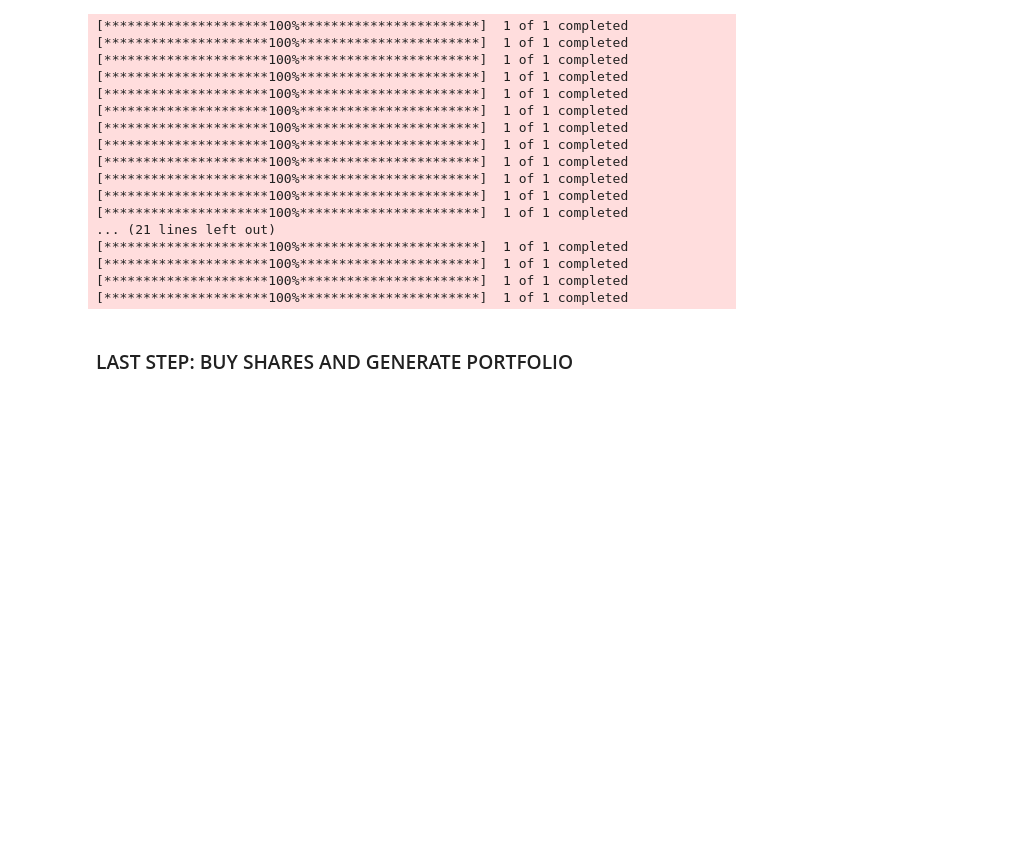
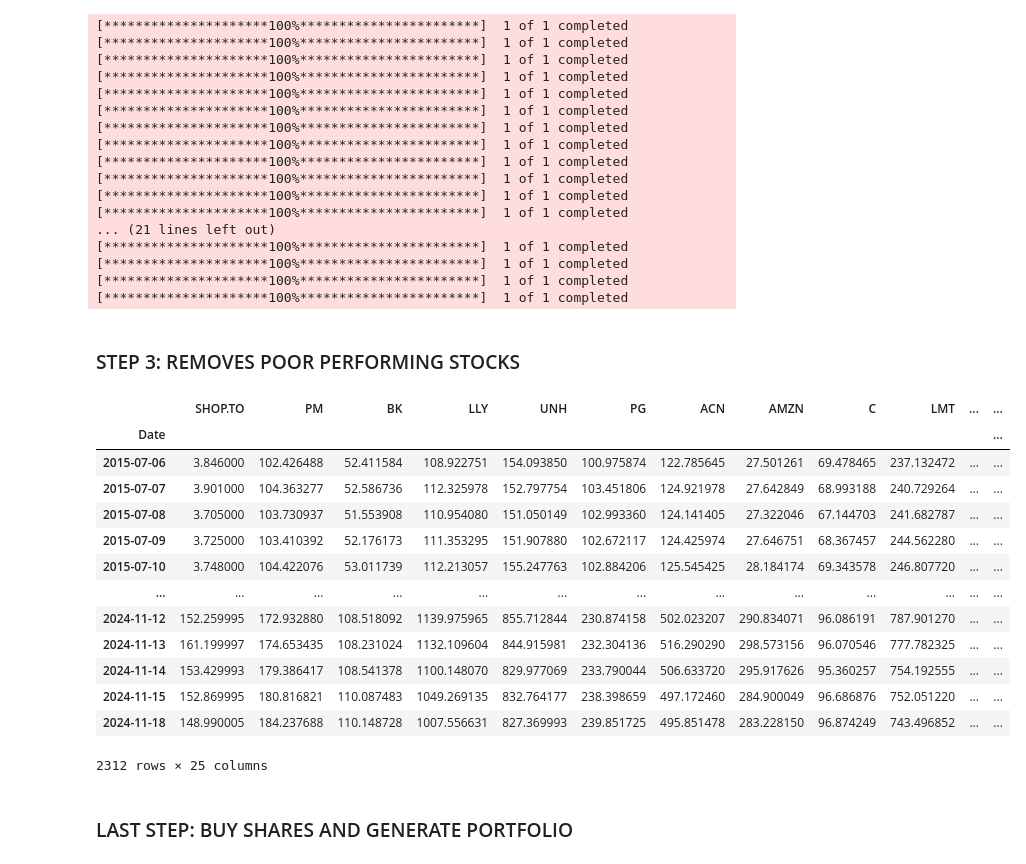
Before and after one commit to JasonLi14/Portfolio-Analyzer, a Jupyter notebook: Team_02_Assignment.ipynb, the cells around one changed output. Cells and saved outputs as stored; diff of their text form; code cells hidden in the pictures; blank space fills up the shorter version.

```diff
--- a/Team_02_Assignment.ipynb
+++ b/Team_02_Assignment.ipynb
@@ -152,3 +152,5 @@ close_prices = get_close_prices(start, end, valid_tickers, cutoff)
 [*********************100%***********************]  1 of 1 completed
 [*********************100%***********************]  1 of 1 completed
 [*********************100%***********************]  1 of 1 completed
+# %% [markdown]
+### STEP 3: REMOVES POOR PERFORMING STOCKS
@@ -155,3 +380,42 @@ close_prices = get_close_prices(start, end, valid_tickers, cutoff)
+# %%
+stock_pct_change = close_prices.pct_change()
+
+stock_pct_change = keep_tickers(stock_pct_change, correlation_filter(stock_pct_change, 0.75))
+
+stock_sharpe = sort_by_sharpe(stock_pct_change, 0.1, 0, 1)
+
+#print(stock_sharpe)
+
+best_stock = stock_sharpe.index[0]
+
+stock_prices = arrange_by_sharpe(close_prices, stock_sharpe)
+
+stock_correlation_tiers = categorize(stock_prices, best_stock, 10)
+
+#print(stock_sharpe)
+#print(stock_correlation_tiers)
+
+ticker_lst = [best_stock]
+
+ticker_lst += filtering(24, stock_correlation_tiers)
+
+stock_close_prices = keep_tickers(close_prices, ticker_lst)
+stock_close_prices
+# %% [output]
+|  | SHOP.TO | PM | BK | LLY | UNH | PG | ACN | AMZN | C | LMT | ... | ... |
+| Date |  |  |  |  |  |  |  |  |  |  |  | ... |
+| 2015-07-06 | 3.846000 | 102.426488 | 52.411584 | 108.922751 | 154.093850 | 100.975874 | 122.785645 | 27.501261 | 69.478465 | 237.132472 | ... | ... |
+| 2015-07-07 | 3.901000 | 104.363277 | 52.586736 | 112.325978 | 152.797754 | 103.451806 | 124.921978 | 27.642849 | 68.993188 | 240.729264 | ... | ... |
+| 2015-07-08 | 3.705000 | 103.730937 | 51.553908 | 110.954080 | 151.050149 | 102.993360 | 124.141405 | 27.322046 | 67.144703 | 241.682787 | ... | ... |
+| 2015-07-09 | 3.725000 | 103.410392 | 52.176173 | 111.353295 | 151.907880 | 102.672117 | 124.425974 | 27.646751 | 68.367457 | 244.562280 | ... | ... |
+| 2015-07-10 | 3.748000 | 104.422076 | 53.011739 | 112.213057 | 155.247763 | 102.884206 | 125.545425 | 28.184174 | 69.343578 | 246.807720 | ... | ... |
+| ... | ... | ... | ... | ... | ... | ... | ... | ... | ... | ... | ... | ... |
+| 2024-11-12 | 152.259995 | 172.932880 | 108.518092 | 1139.975965 | 855.712844 | 230.874158 | 502.023207 | 290.834071 | 96.086191 | 787.901270 | ... | ... |
+| 2024-11-13 | 161.199997 | 174.653435 | 108.231024 | 1132.109604 | 844.915981 | 232.304136 | 516.290290 | 298.573156 | 96.070546 | 777.782325 | ... | ... |
+| 2024-11-14 | 153.429993 | 179.386417 | 108.541378 | 1100.148070 | 829.977069 | 233.790044 | 506.633720 | 295.917626 | 95.360257 | 754.192555 | ... | ... |
+| 2024-11-15 | 152.869995 | 180.816821 | 110.087483 | 1049.269135 | 832.764177 | 238.398659 | 497.172460 | 284.900049 | 96.686876 | 752.051220 | ... | ... |
+| 2024-11-18 | 148.990005 | 184.237688 | 110.148728 | 1007.556631 | 827.369993 | 239.851725 | 495.851478 | 283.228150 | 96.874249 | 743.496852 | ... | ... |
+2312 rows × 25 columns
 # %% [markdown]
 ### LAST STEP: BUY SHARES AND GENERATE PORTFOLIO
 # %% [markdown]
```
Also changed, not shown: parts of 1 cell of this notebook.
